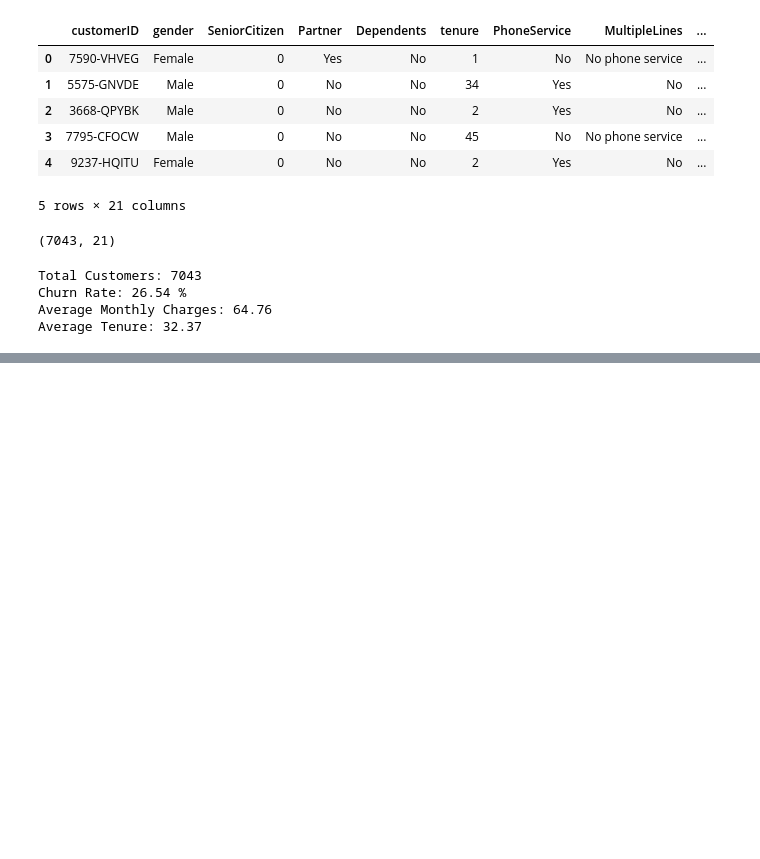
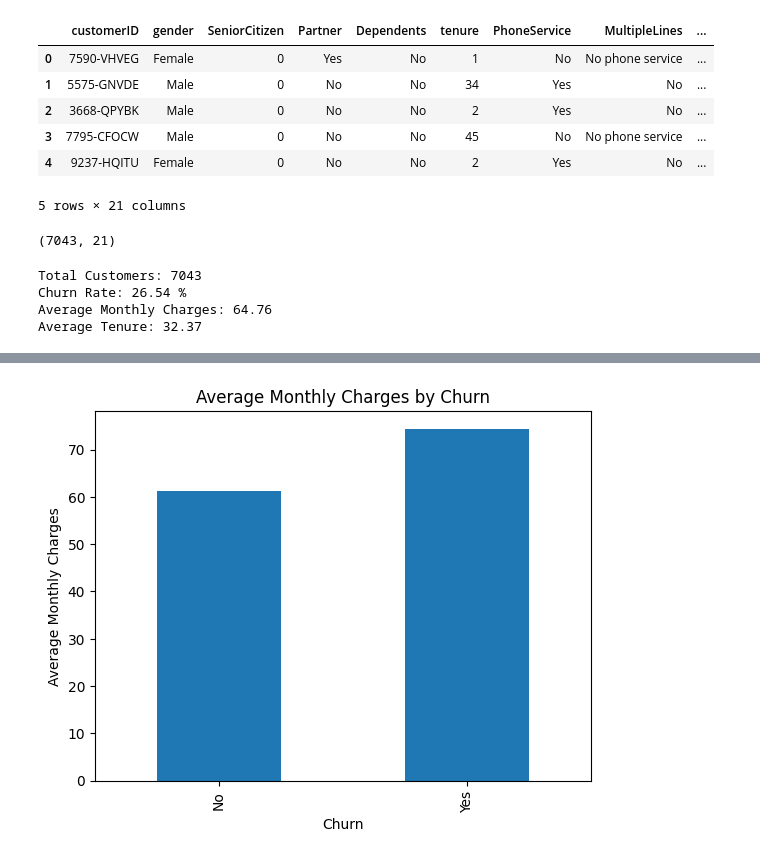
Before and after one commit to AiWriter404/customer-churn-analysis-dashboard, a Jupyter notebook: Customer Churn Analysis Dashboard.ipynb, the cells around one changed output, grey strips where cells are left out. Drawn from its saved outputs; the diff is of its cells as text; code cells hidden in the pictures; blank space fills up the shorter version.

```diff
--- a/Customer Churn Analysis Dashboard.ipynb
+++ b/Customer Churn Analysis Dashboard.ipynb
@@ -100,0 +123,8 @@ Average Tenure: 32.37
+# %%
+df.groupby('Churn')['MonthlyCharges'].mean().plot(kind='bar')
+
+plt.title('Average Monthly Charges by Churn')
+plt.ylabel('Average Monthly Charges')
+plt.show()
+# %% [output]
+[figure, added]
```
Also changed, not shown: parts of 4 cells of this notebook.
